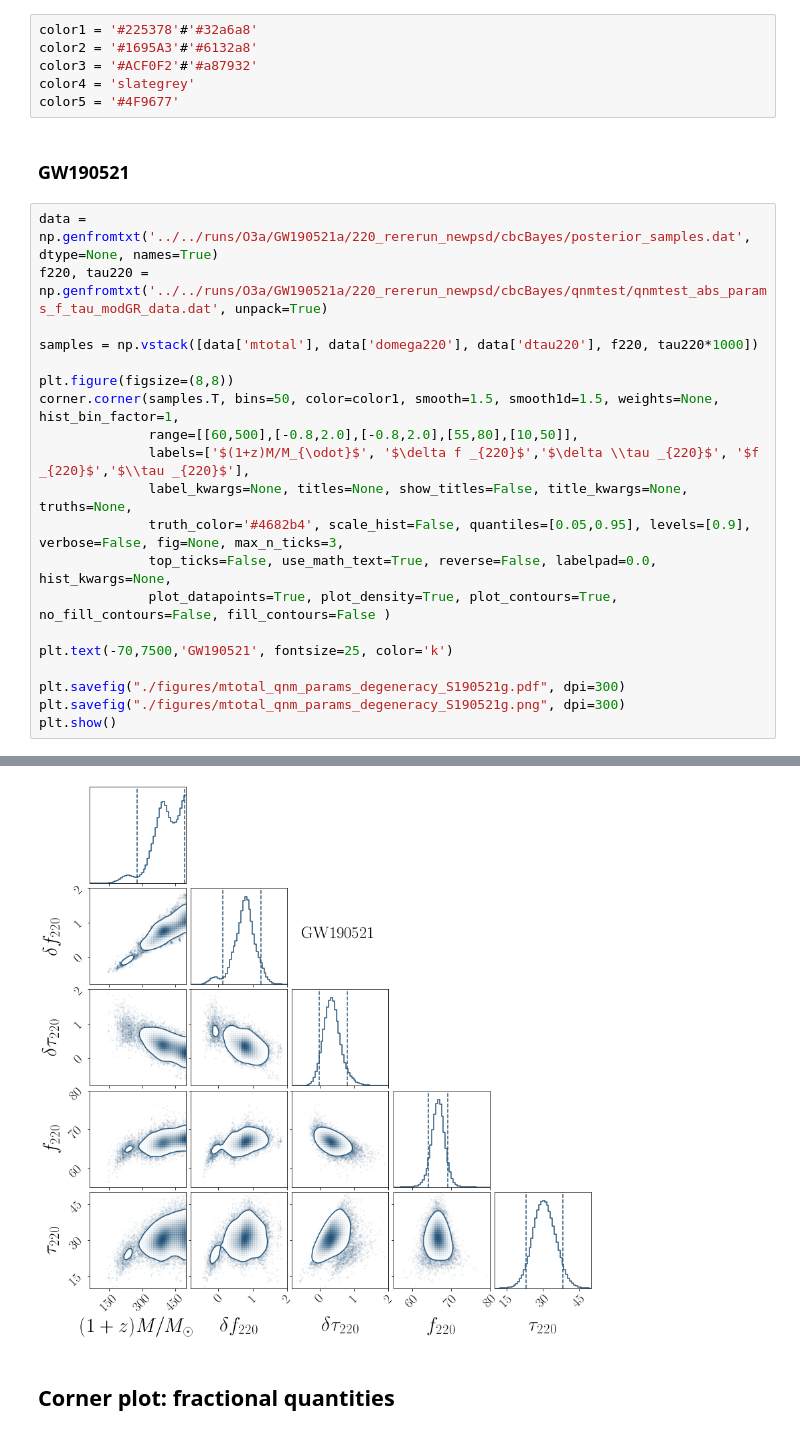
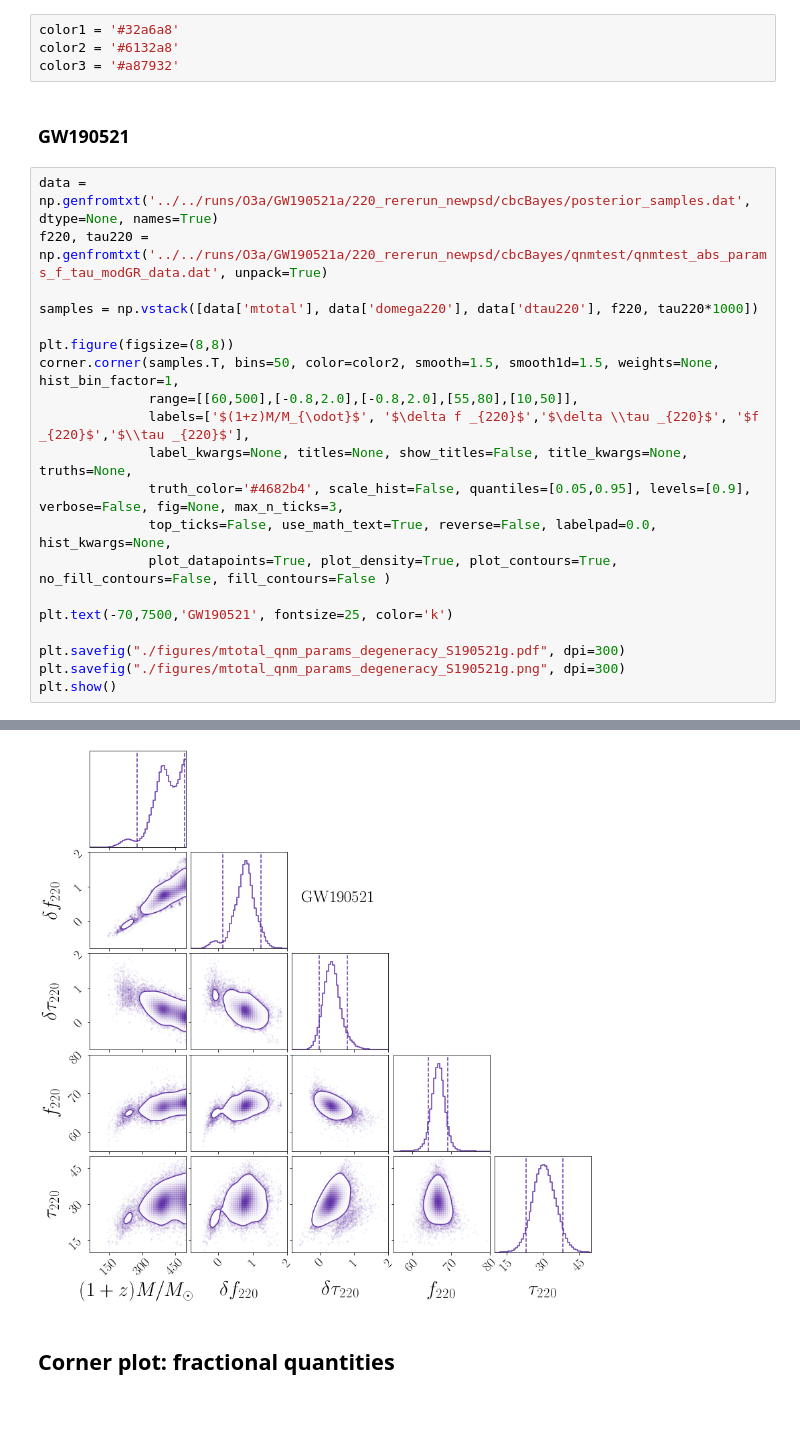
Before and after one commit to abhirup-ghosh/spinqnm, a Jupyter notebook: papers/intro_paper/mtot_ring_param_degenracy.ipynb, the cells around one changed output, grey strips where cells are left out. Drawn from its saved outputs; the diff is of its cells as text.

```diff
--- a/papers/intro_paper/mtot_ring_param_degenracy.ipynb
+++ b/papers/intro_paper/mtot_ring_param_degenracy.ipynb
@@ -27,36 +27,34 @@ def eff_quant(m1, m2, a1z, a2z, domega, dtau, lm):
 # %% [markdown]
 ## Corner plot: fractional quantities
 # %%
-color1 = '#225378'#'#32a6a8'
-color2 = '#1695A3'#'#6132a8'
-color3 = '#ACF0F2'#'#a87932'
-color4 = 'slategrey'
-color5 = '#4F9677'
+color1 = '#32a6a8'
+color2 = '#6132a8'
+color3 = '#a87932'
 # %% [markdown]
 ### GW190521
 # %%
 data = np.genfromtxt('../../runs/O3a/GW190521a/220_rererun_newpsd/cbcBayes/posterior_samples.dat', dtype=None, names=True)
 f220, tau220 = np.genfromtxt('../../runs/O3a/GW190521a/220_rererun_newpsd/cbcBayes/qnmtest/qnmtest_abs_params_f_tau_modGR_data.dat', unpack=True)
 
 samples = np.vstack([data['mtotal'], data['domega220'], data['dtau220'], f220, tau220*1000])
 
 plt.figure(figsize=(8,8))
-corner.corner(samples.T, bins=50, color=color1, smooth=1.5, smooth1d=1.5, weights=None, hist_bin_factor=1,
+corner.corner(samples.T, bins=50, color=color2, smooth=1.5, smooth1d=1.5, weights=None, hist_bin_factor=1,
               range=[[60,500],[-0.8,2.0],[-0.8,2.0],[55,80],[10,50]],
               labels=['$(1+z)M/M_{\odot}$', '$\delta f _{220}$','$\delta \\tau _{220}$', '$f _{220}$','$\\tau _{220}$'],
               label_kwargs=None, titles=None, show_titles=False, title_kwargs=None, truths=None,
               truth_color='#4682b4', scale_hist=False, quantiles=[0.05,0.95], levels=[0.9], verbose=False, fig=None, max_n_ticks=3,
               top_ticks=False, use_math_text=True, reverse=False, labelpad=0.0, hist_kwargs=None,
               plot_datapoints=True, plot_density=True, plot_contours=True, no_fill_contours=False, fill_contours=False )
 
 plt.text(-70,7500,'GW190521', fontsize=25, color='k')
 
 plt.savefig("./figures/mtotal_qnm_params_degeneracy_S190521g.pdf", dpi=300)
 plt.savefig("./figures/mtotal_qnm_params_degeneracy_S190521g.png", dpi=300)
 plt.show()
 # %% [output]
 <Figure size 576x576 with 0 Axes>
-[figure, old version]
+[figure, new version]
 # %% [markdown]
 ## Corner plot: fractional quantities
 # %% [markdown]
```
Also changed, not shown: parts of 1 cell of this notebook, 51 other files.
